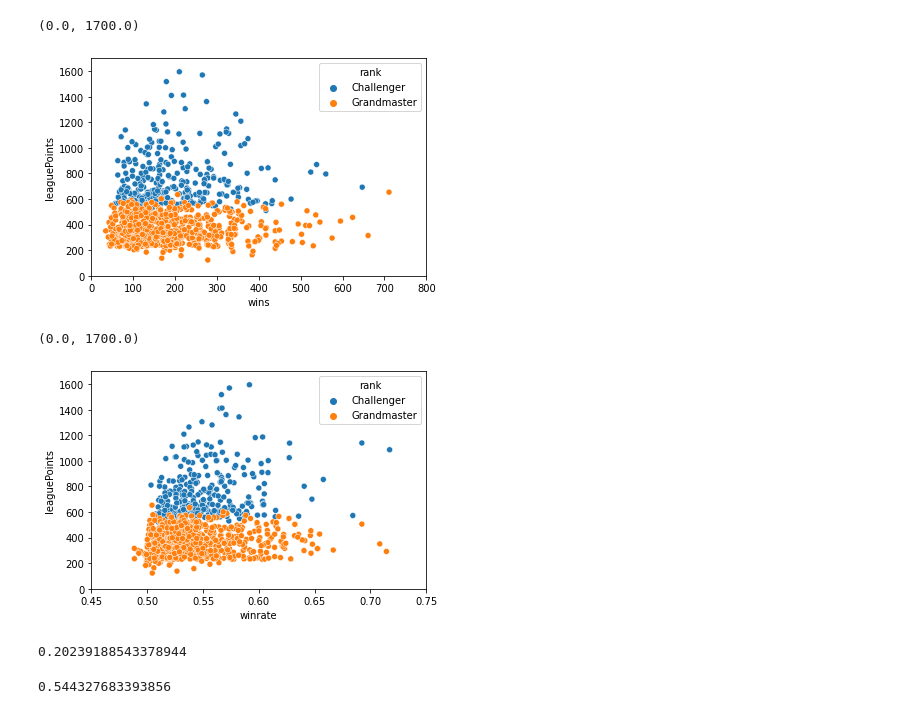
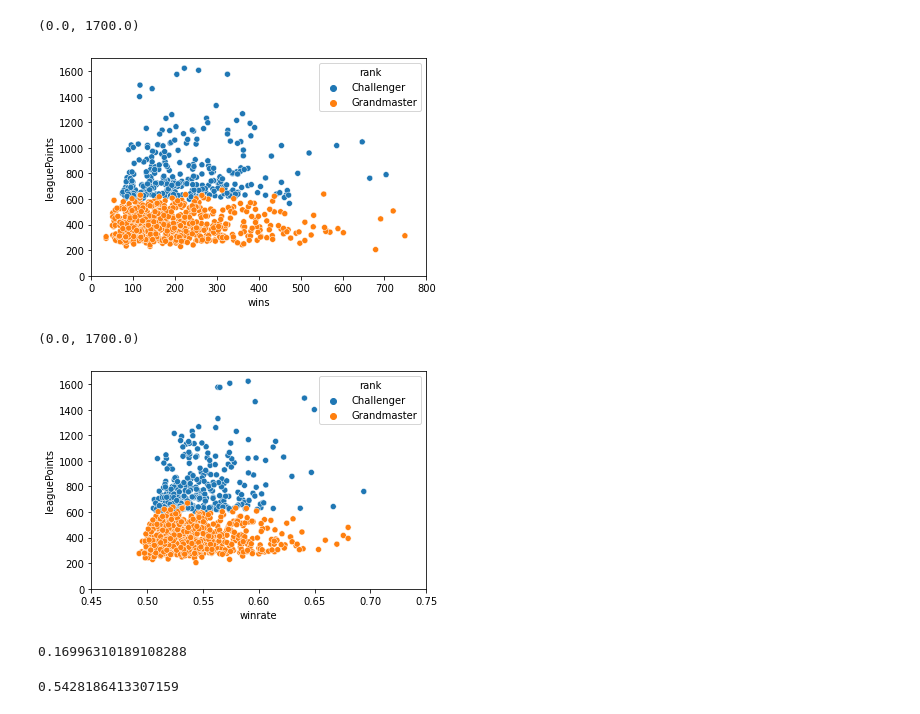
Before and after one commit to pzeng718/Predict-league-of-legends-match-outcome, a Jupyter notebook: Visualizations.ipynb, the cells around one changed output. Drawn from its saved outputs; the diff is of its cells as text; code cells hidden in the pictures.

```diff
--- a/Visualizations.ipynb
+++ b/Visualizations.ipynb
@@ -5,11 +4,9 @@ import matplotlib as plt
 import pylab as py
 import seaborn as sns
 # %%
-mastery = pd.read_csv("masteryTableV3.csv")
-matches = pd.read_csv("matchesV6.csv")
-players = pd.read_csv("playersV3.csv")
-#tempPlayers = pd.read_csv("noAccId.csv")
-#p2 = pd.read_csv("playersV2.csv")
+mastery = pd.read_csv("masteryTableV4.csv")
+matches = pd.read_csv("matchesV8.csv")
+players = pd.read_csv("playersV5.csv")
 # %%
 players.head()
 # %% [output]
@@ -79,26 +80,26 @@ plt.xlim(0,800)
 plt.ylim(0,1700)
 # %% [output]
 (0.0, 1700.0)
-[figure, old version]
+[figure, new version]
 # %%
-players['winrate'] = players['wins']/(players['wins']+players['losses'])
+#players['winrate'] = players['wins']/(players['wins']+players['losses'])
 sns.scatterplot(data=players,x="winrate",y="leaguePoints",hue="rank")
 plt.xlim(0.45,0.75)
 plt.ylim(0,1700)
 #players
 # %% [output]
 (0.0, 1700.0)
-[figure, old version]
+[figure, new version]
 # %%
 players['wins'].corr(players['leaguePoints'])
 players['winrate'].corr(players['leaguePoints'])
 # %% [output]
-0.20239188543378944
+0.16996310189108288
 # %%
 import numpy as np
 np.mean(players['winrate'])
 # %% [output]
-0.544327683393856
+0.5428186413307159
 # %%
 players.to_csv("playersV4.csv")
 # %%
```
Also changed, not shown: parts of 7 cells of this notebook, 1 other file.
